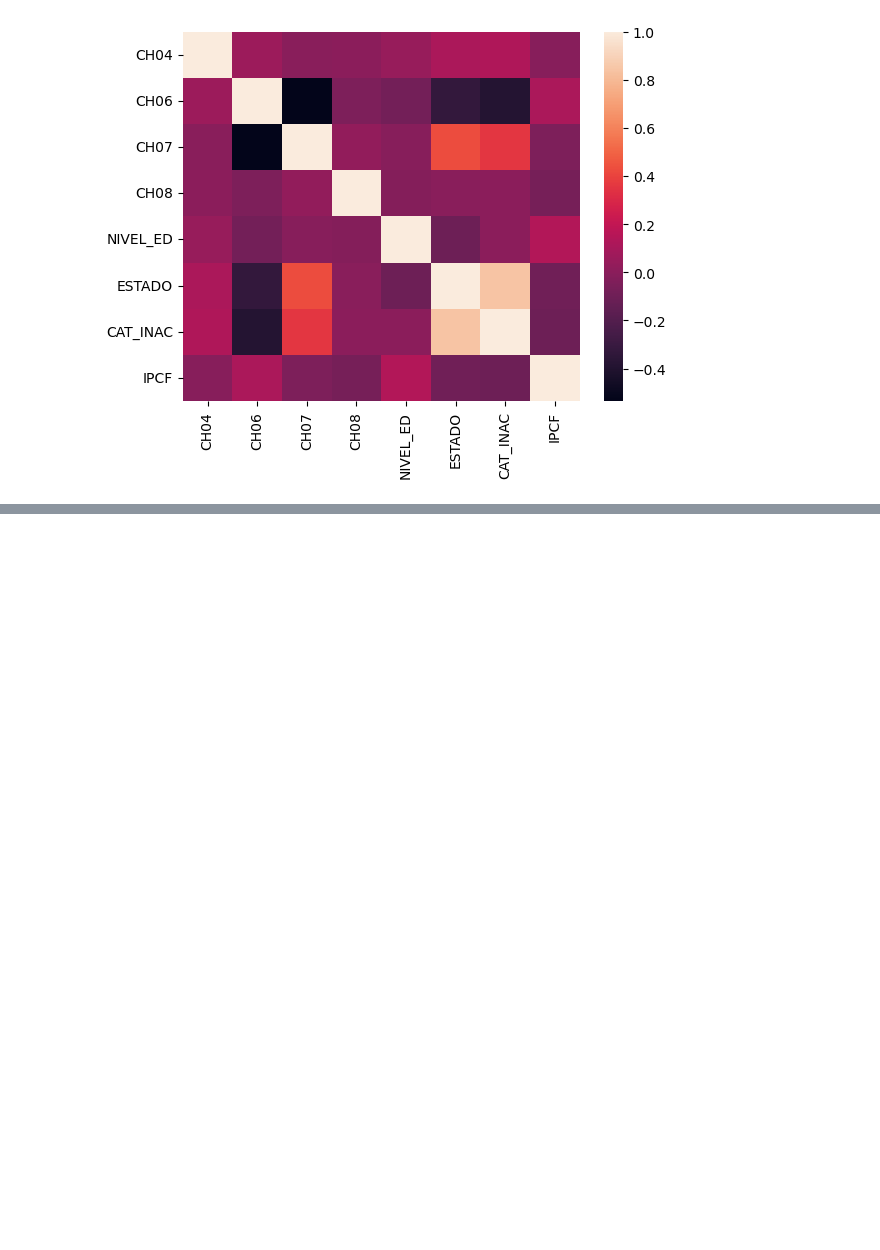
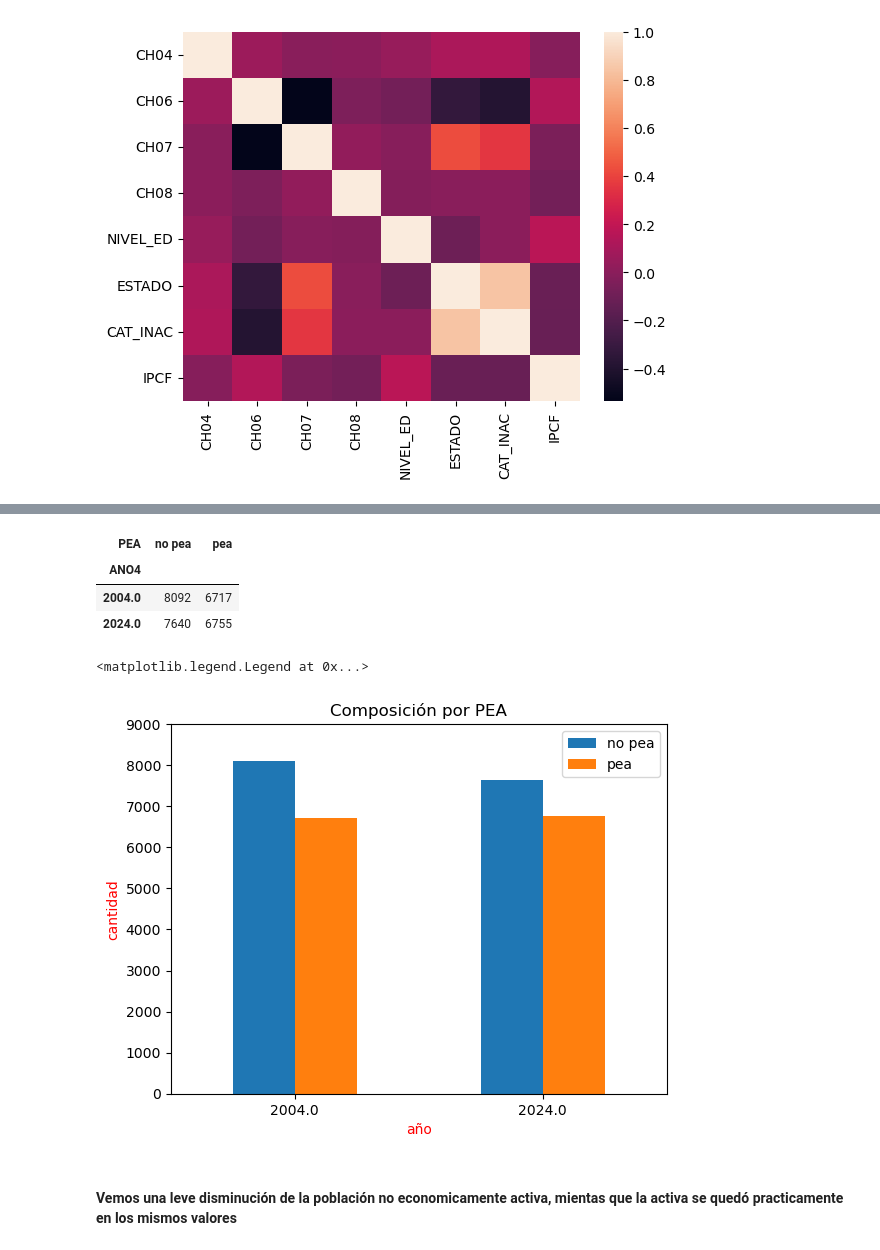
Before and after one commit to PabloPopov/BigDataUBA-Grupo5, a Jupyter notebook: TPs/TP 2/Big_Data_TP2_Grupo5.ipynb, the cells around one changed output, grey strips where cells are left out. Cells and saved outputs as stored; diff of their text form; code cells hidden in the pictures; blank space fills up the shorter version.

```diff
--- a/TPs/TP 2/Big_Data_TP2_Grupo5.ipynb
+++ b/TPs/TP 2/Big_Data_TP2_Grupo5.ipynb
@@ -493,0 +512,13 @@ sns.heatmap(PAMPA_4.corr())
+# %%
+#PASO LOS VALORES FALTANTES DE ESTADO A 0
+PAMPA_6 = PAMPA_B.copy()
+PAMPA_6["ESTADO"] = PAMPA_6["ESTADO"].fillna(0)
+
+NORESPUESTA=(PAMPA_6['ESTADO'] == 0).sum()
+print('\nLa cantidad de individuos que no respondieron en la sección ESTADO de nuestra muestra fue de', NORESPUESTA)
+
+
+norespondieron=PAMPA_6[PAMPA_6['ESTADO'] == 0]
+
+
+respondieron=PAMPA_6[PAMPA_6['ESTADO'] != 0]
@@ -493,0 +565,4 @@ sns.heatmap(PAMPA_4.corr())
+# %%
+# AGREGO COLUMNA PEA (DUMMY) DONDE 1 INDICA QUE ES POBLACION ECONOMICAMENTE ACTIVA, Y 0 INACTIVA
+respondieron["PEA"] = respondieron["ESTADO"].apply(lambda x: 1 if x in [1, 2] else 0)
+respondieron
@@ -493,0 +588,24 @@ sns.heatmap(PAMPA_4.corr())
+# %%
+# COMPARO EN UNA TABLA LOS ACTIVOS E INACTIVOS SEGUN AÑO
+COMPOSICION_PEA = respondieron.groupby("ANO4")["PEA"].value_counts().unstack(fill_value=0)
+COMPOSICION_PEA.rename(columns={0:"no pea", 1:"pea"}, inplace=True)
+
+COMPOSICION_PEA
+# %% [output]
+| PEA | no pea | pea |
+| ANO4 |  |  |
+| 2004.0 | 8092 | 6717 |
+| 2024.0 | 7640 | 6755 |
+# %%
+# CREO EL GRAFICO
+ax = COMPOSICION_PEA[["no pea", "pea"]].plot(kind="bar", title="Composición por PEA")
+ax.set_xlabel("año",color="red")
+ax.set_ylabel("cantidad",color="red")
+ax.set_ylim(0, 9000)
+ax.tick_params(axis="x", rotation=0)
+ax.legend(["no pea","pea"])
+# %% [output]
+<matplotlib.legend.Legend at 0x...>
+[figure, added]
+# %% [markdown]
+#### Vemos una leve disminución de la población no economicamente activa, mientas que la activa se quedó practicamente en los mismos valores
```
Also changed, not shown: parts of 47 cells of this notebook.
